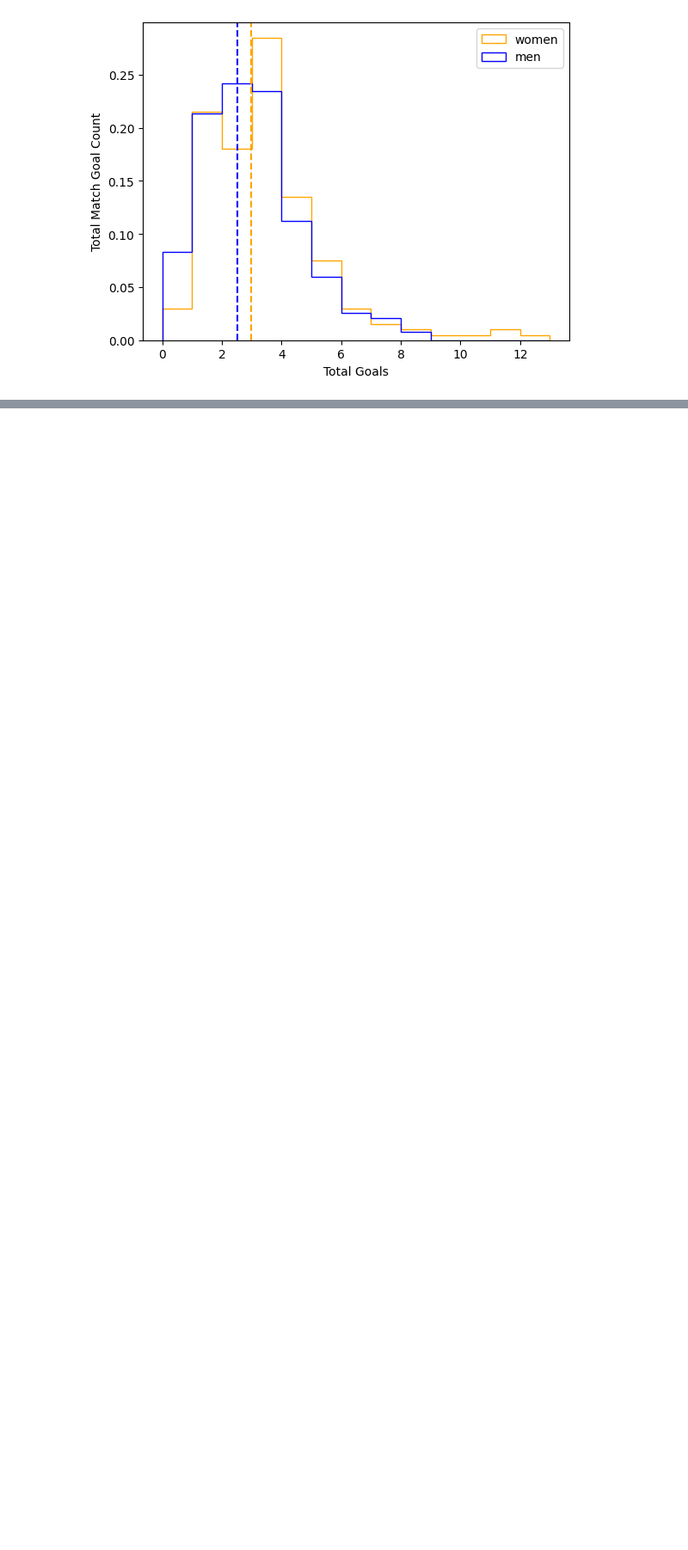
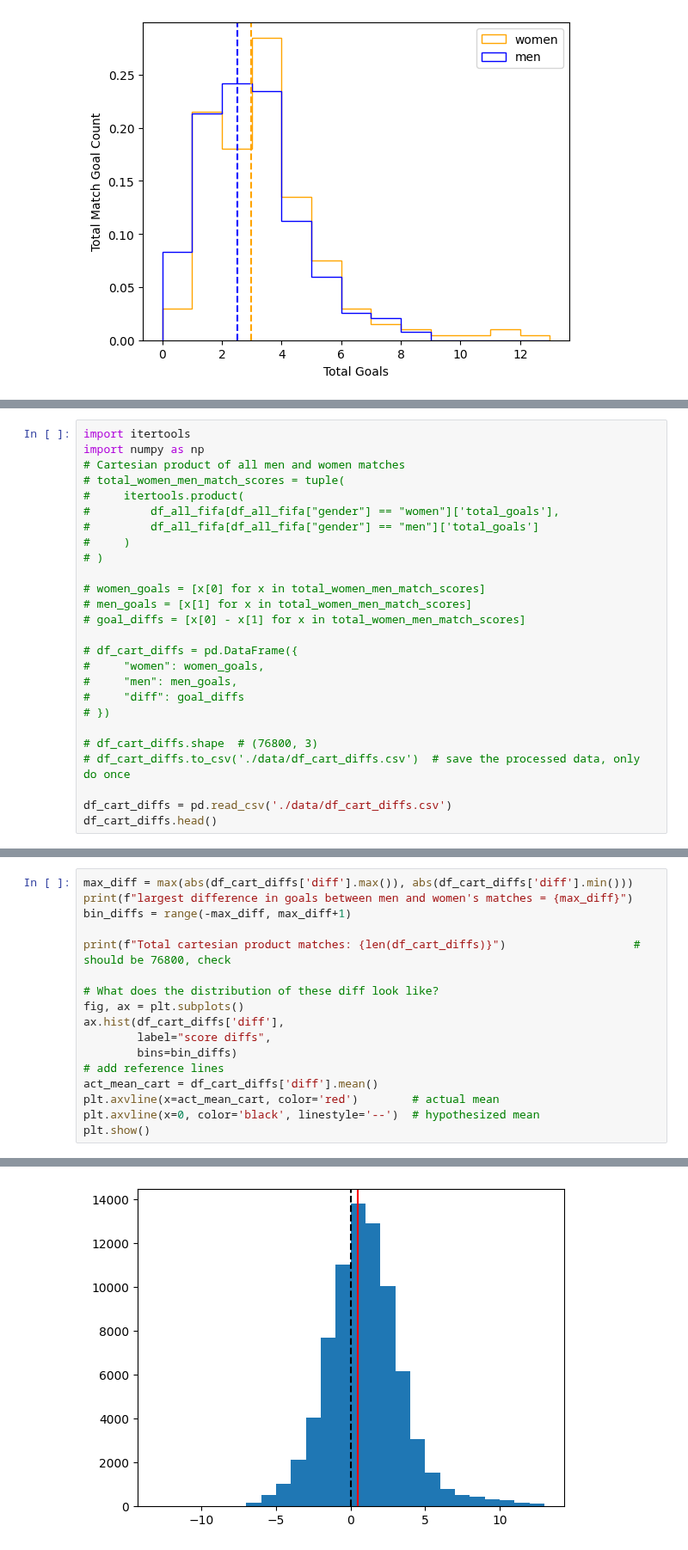
Before and after one commit to MichaelSzczepaniak/DataCamp, a Jupyter notebook: Tracks/Associate Data Scientist/31 Project 8 - Hypothesis Testing with Men's and Women's Soccer Matches/HypTestingPython.ipynb, the cells around one changed output, grey strips where cells are left out. Shown at 86% size. Saved outputs shown, nothing was run; the diff lists cells and outputs as text; blank space fills up the shorter version.

```diff
--- a/Tracks/Associate Data Scientist/31 Project 8 - Hypothesis Testing with Men's and Women's Soccer Matches/HypTestingPython.ipynb
+++ b/Tracks/Associate Data Scientist/31 Project 8 - Hypothesis Testing with Men's and Women's Soccer Matches/HypTestingPython.ipynb
@@ -233,0 +268,26 @@ plt.show()
+# %%
+import itertools
+import numpy as np
+# Cartesian product of all men and women matches
+# total_women_men_match_scores = tuple(
+#     itertools.product(
+#         df_all_fifa[df_all_fifa["gender"] == "women"]['total_goals'],
+#         df_all_fifa[df_all_fifa["gender"] == "men"]['total_goals']
+#     )
+# )
+
+# women_goals = [x[0] for x in total_women_men_match_scores]
+# men_goals = [x[1] for x in total_women_men_match_scores]
+# goal_diffs = [x[0] - x[1] for x in total_women_men_match_scores]
+
+# df_cart_diffs = pd.DataFrame({
+#     "women": women_goals,
+#     "men": men_goals,
+#     "diff": goal_diffs
+# })
+
+# df_cart_diffs.shape  # (76800, 3)
+# df_cart_diffs.to_csv('./data/df_cart_diffs.csv')  # save the processed data, only do once
+
+df_cart_diffs = pd.read_csv('./data/df_cart_diffs.csv')
+df_cart_diffs.head()
@@ -233,0 +301,18 @@ plt.show()
+# %%
+max_diff = max(abs(df_cart_diffs['diff'].max()), abs(df_cart_diffs['diff'].min()))
+print(f"largest difference in goals between men and women's matches = {max_diff}")
+bin_diffs = range(-max_diff, max_diff+1)
+
+print(f"Total cartesian product matches: {len(df_cart_diffs)}")                   # should be 76800, check
+
+# What does the distribution of these diff look like?
+fig, ax = plt.subplots()
+ax.hist(df_cart_diffs['diff'],
+        label="score diffs",
+        bins=bin_diffs)
+# add reference lines
+act_mean_cart = df_cart_diffs['diff'].mean()
+plt.axvline(x=act_mean_cart, color='red')        # actual mean
+plt.axvline(x=0, color='black', linestyle='--')  # hypothesized mean
+plt.show()
+# %% [output]
@@ -234 +321,2 @@ plt.show()
+[figure, added]
 # %% [markdown]
```
Also changed, not shown: parts of 33 cells of this notebook, 1 other file.
